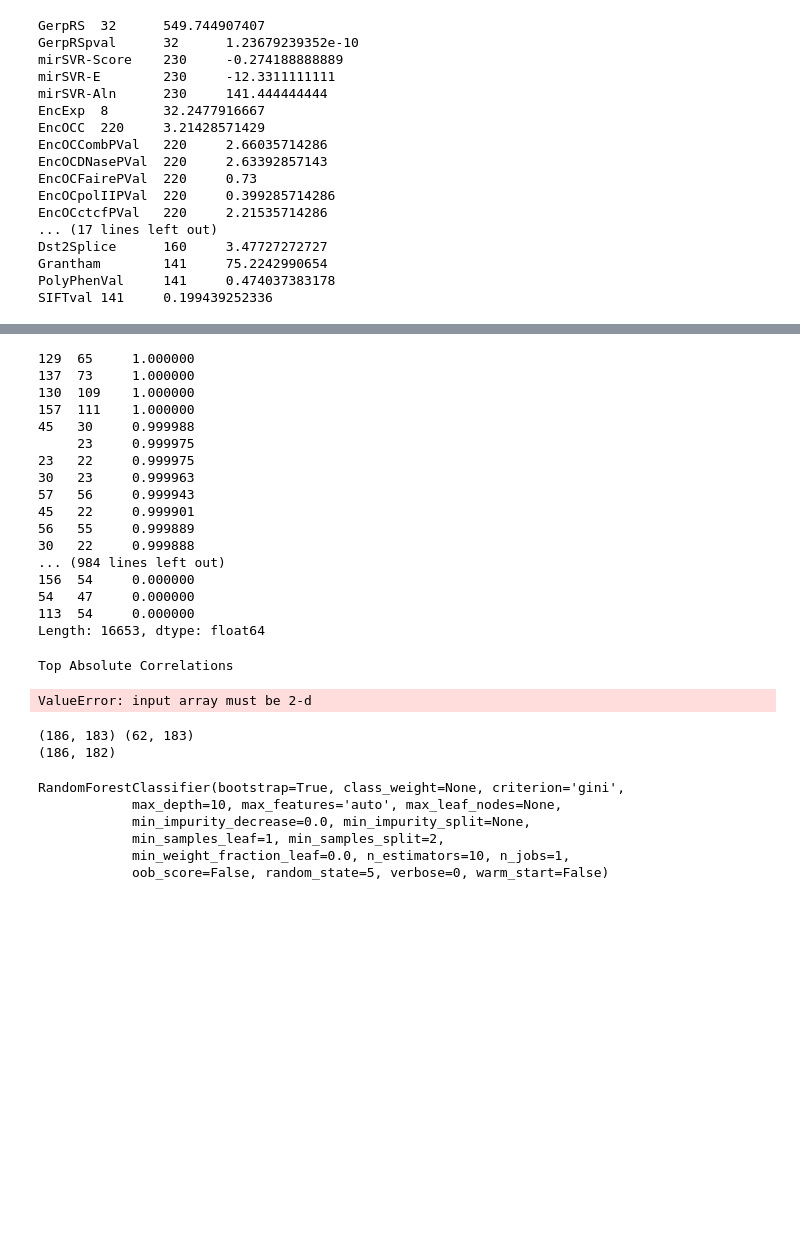
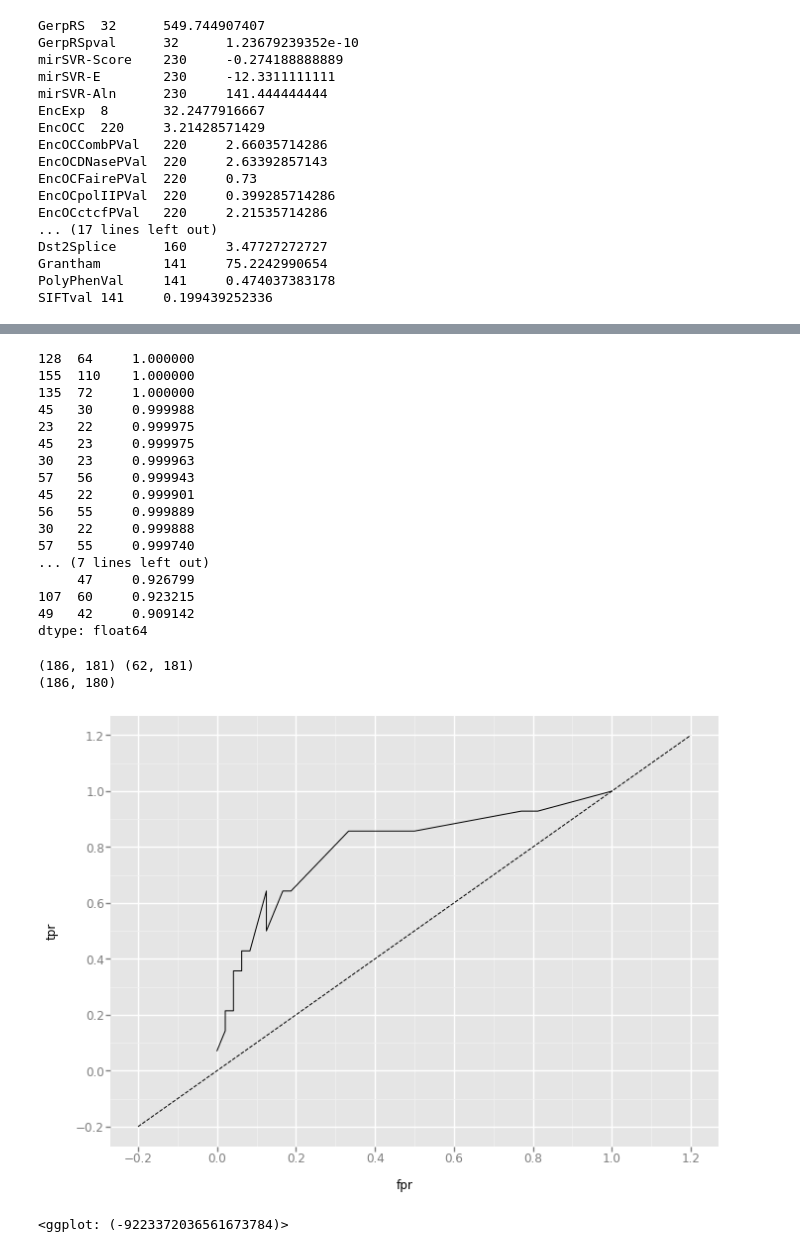
Before and after one commit to shuang1330/mvid, a Jupyter notebook: data_analyse.ipynb, the cells around one changed output, grey strips where cells are left out. Saved outputs shown, nothing was run; the diff lists cells and outputs as text; code cells hidden in the pictures; blank space fills up the shorter version.

Commit message:
normalization, dummy variables, pca, randomforests

```diff
--- a/data_analyse.ipynb
+++ b/data_analyse.ipynb
@@ -52,8 +59,10 @@ del_cols = ['CHROM','POS','ID','isDerived','AnnoType','ConsScore',
             'ConsDetail','mapAbility20bp','mapAbility35bp',
             'scoreSegDup','isKnownVariant','ESP_AF','ESP_AFR',
             'ESP_EUR','TG_AF','TG_ASN','TG_AMR','TG_AFR','TG_EUR',
-            'FeatureID','CCDS','GeneName','Exon','Intron']
+            'GeneID','FeatureID','CCDS','GeneName','Exon',
+            'Intron','RawScore']
 datatable_pd = datatable_pd.drop(columns=del_cols)
 
 # delete columns without a single value
 datatable_pd = datatable_pd.dropna(axis=1,how='all')
+print(datatable_pd.shape)
@@ -198,48 +206,25 @@ mask = np.ones_like(corr, dtype=np.bool)
 mask[np.triu_indices_from(mask)] = False
 au_corr = corr.stack()[mask.reshape(corr.size)].sort_values(ascending=False)
 # %%
-print(au_corr)
+print(au_corr[au_corr>0.9])
 # %% [output]
-129  65     1.000000
-137  73     1.000000
-130  109    1.000000
-157  111    1.000000
+128  64     1.000000
+155  110    1.000000
+135  72     1.000000
 45   30     0.999988
-     23     0.999975
 23   22     0.999975
+45   23     0.999975
 30   23     0.999963
 57   56     0.999943
 45   22     0.999901
 56   55     0.999889
 30   22     0.999888
-... (984 lines left out)
-156  54     0.000000
-54   47     0.000000
-113  54     0.000000
-Length: 16653, dtype: float64
+57   55     0.999740
+... (7 lines left out)
+     47     0.926799
+107  60     0.923215
+49   42     0.909142
+dtype: float64
-# %%
-def get_redundant_pairs(df):
-    '''Get diagonal and lower triangular pairs of correlation matrix'''
-    pairs_to_drop = set()
-    cols = df.columns
-    for i in range(0, df.shape[1]):
-        for j in range(0, i+1):
-            pairs_to_drop.add((cols[i], cols[j]))
-    return pairs_to_drop
-
-def get_top_abs_correlations(df, stat=0.9):
-    au_corr = df.corr().abs().unstack()
-#     labels_to_drop = get_redundant_pairs(df)
-    au_corr = au_corr.drop(labels=np.triu_indices_from(au_corr)).sort_values(ascending=False)
-#     au_corr = au_corr.sort_values(ascending=False)
-    return au_corr[au_corr>stat]
-
-print("Top Absolute Correlations")
-cor_matrix = get_top_abs_correlations(dummy_data_scaled)
-print(cor_matrix.isnull().values.ravel().sum())
-# %% [output]
-Top Absolute Correlations
-ValueError: input array must be 2-d
 # %%
 # univariant analysis
 # %%
@@ -252,18 +237,24 @@ test_x = test[[col for col in test.columns if col not in ['INFO']]]
 test_y = test['INFO']
 print(train_x.shape)
 # %% [output]
-(186, 183) (62, 183)
-(186, 182)
+(186, 181) (62, 181)
+(186, 180)
 # %%
 # randomforest
 from sklearn.ensemble import RandomForestClassifier
+from ggplot import *
 clf = RandomForestClassifier(max_depth=10, random_state=5)
 clf.fit(train_x, train_y)
 # try deleting all columns with missing values and logistic regression etc methods
+pred = clf.predict(test_x)
+preds = clf.predict_proba(test_x)[:,1]
+fpr, tpr, _ = metrics.roc_curve(test_y, preds)
+# tn, fp, fn, tp = confusion_matrix(test_y,pred).ravel()
+# print('tp fn fp tn\n%d  %d %d  %d'%(tp,fn,fp,tn))
+df = pd.DataFrame(dict(fpr=fpr, tpr=tpr))
+ggplot(df, aes(x='fpr', y='tpr')) +\
+    geom_line() +\
+    geom_abline(linetype='dashed')
 # %% [output]
+[figure, added]
-RandomForestClassifier(bootstrap=True, class_weight=None, criterion='gini',
-            max_depth=10, max_features='auto', max_leaf_nodes=None,
-            min_impurity_decrease=0.0, min_impurity_split=None,
-            min_samples_leaf=1, min_samples_split=2,
-            min_weight_fraction_leaf=0.0, n_estimators=10, n_jobs=1,
-            oob_score=False, random_state=5, verbose=0, warm_start=False)
+<ggplot: (-9223372036561673784)>
```
Also changed, not shown: parts of 20 cells of this notebook.
